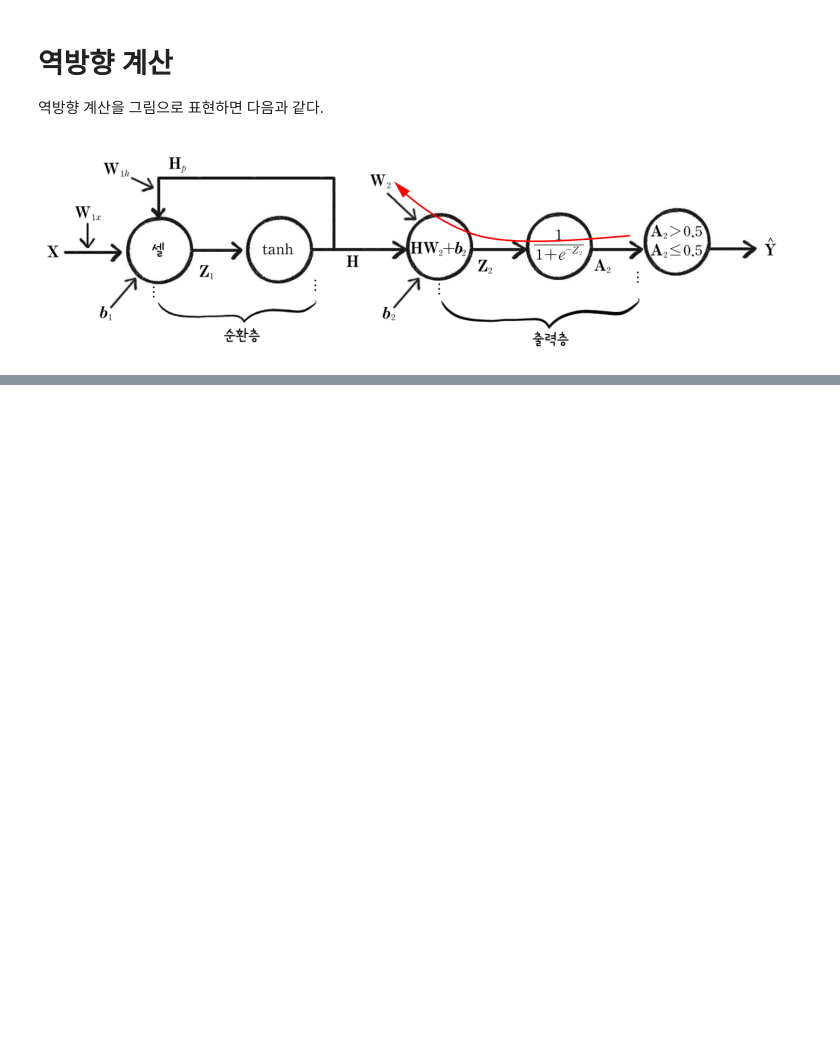
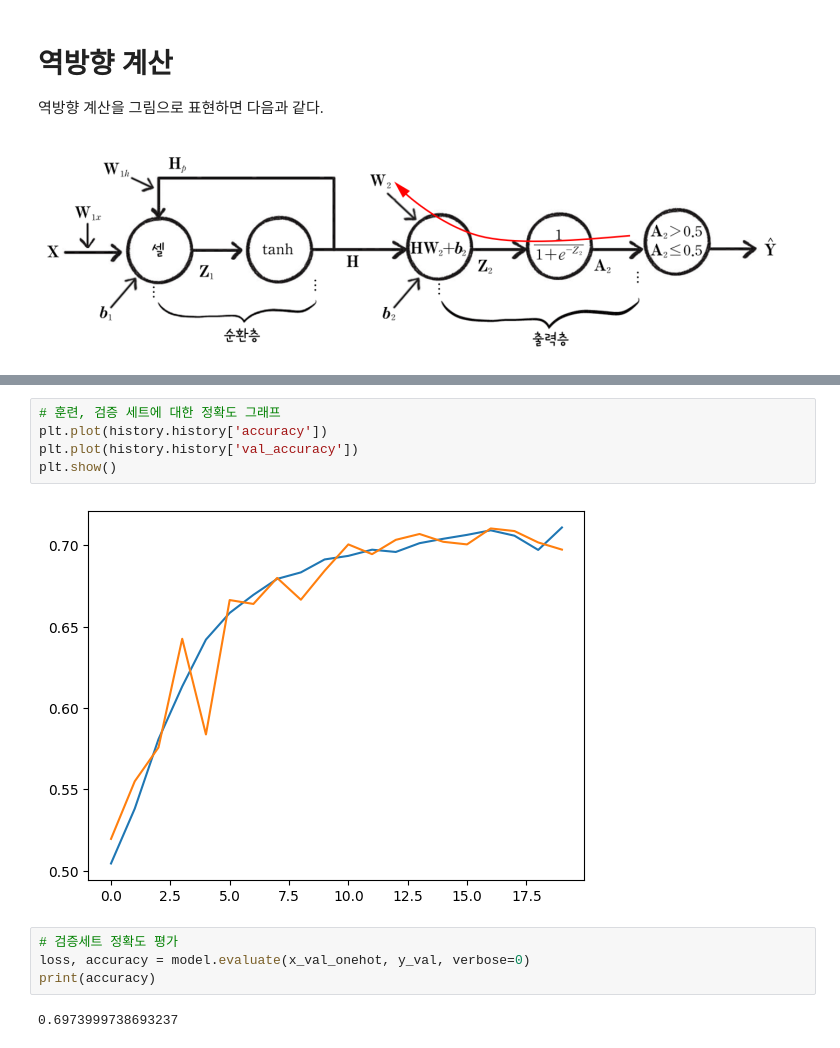
Before and after one commit to Tarel-Github/Artificial_Intelligence_practice, a Jupyter notebook: 02. Doit_DeepLearning/7-1. 텍스트분류: 순환 신경망.ipynb, the cells around one changed output, grey strips where cells are left out. Cells and saved outputs as stored; diff of their text form; blank space fills up the shorter version.

```diff
--- a/02. Doit_DeepLearning/7-1. 텍스트분류: 순환 신경망.ipynb
+++ b/02. Doit_DeepLearning/7-1. 텍스트분류: 순환 신경망.ipynb
@@ -84,0 +475,13 @@ HW<sub>2</sub> = <i>(m, 1)</i>
+# %%
+# 훈련, 검증 세트에 대한 정확도 그래프
+plt.plot(history.history['accuracy'])
+plt.plot(history.history['val_accuracy'])
+plt.show()
+# %% [output]
+[figure, added]
+# %%
+# 검증세트 정확도 평가
+loss, accuracy = model.evaluate(x_val_onehot, y_val, verbose=0)
+print(accuracy)
+# %% [output]
+0.6973999738693237
```
Also changed, not shown: parts of 55 cells of this notebook.
